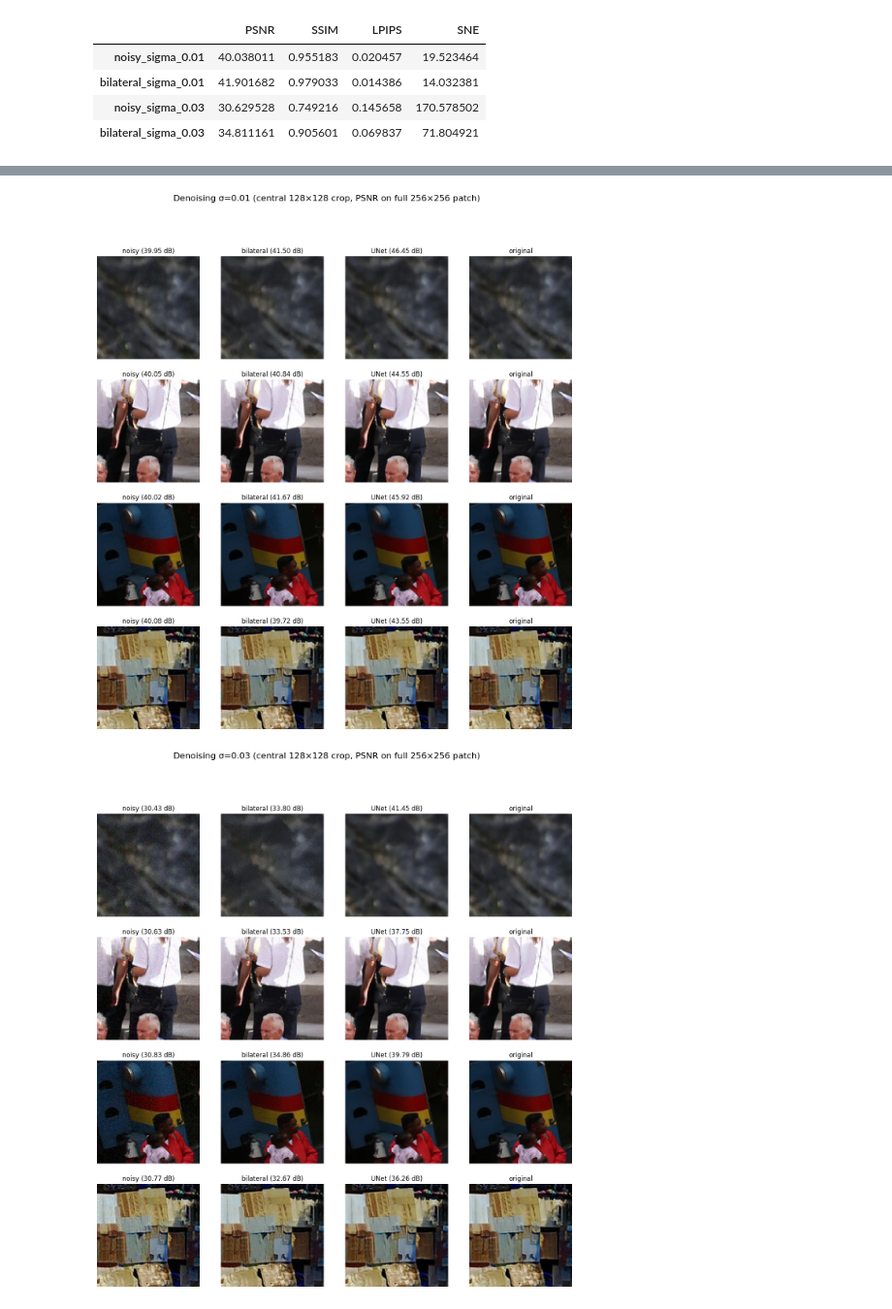
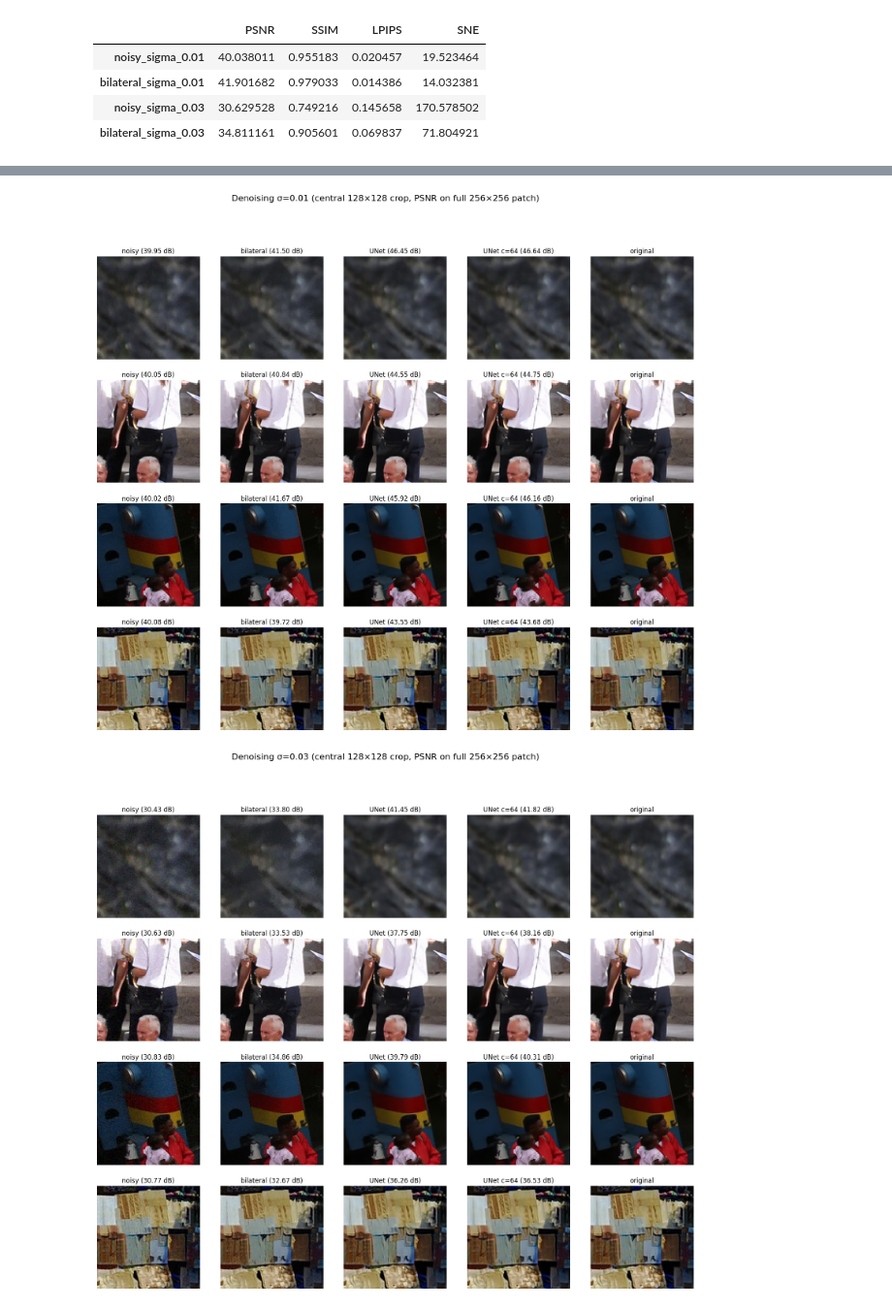
Before and after one commit to nataliachoszczyk/ComputerVisionAndImageProcessing, a Jupyter notebook: 01-image-modification/denoise_experiments.ipynb, the cells around one changed output, grey strips where cells are left out. Shown at 97% size. Saved outputs shown, nothing was run; the diff lists cells and outputs as text; code cells hidden in the pictures.

Commit message:
add wide unet denoising results

```diff
--- a/01-image-modification/denoise_experiments.ipynb
+++ b/01-image-modification/denoise_experiments.ipynb
@@ -67,8 +67,10 @@ from metrics import evaluate
 WORK = Path("/kaggle/working")
 device = "cuda" if torch.cuda.is_available() else "cpu"
 
+# reuse outputs of earlier runs attached as input (bilateral results, c=32 UNets);
+# without them everything below is recomputed, which may exceed the 12 h Kaggle limit
 for f in Path("/kaggle/input").rglob("*"):
-    if f.name.startswith(("unet_sigma", "history_sigma", "bilateral_", "noisy_sigma")):
+    if f.name.startswith(("unet_", "history_", "bilateral_", "noisy_sigma")):
         shutil.copy(f, WORK)
 
 
@@ -129,8 +130,10 @@ pd.DataFrame({name: df.mean() for name, df in results.items()}).T
 # %%
 from model import UNet
 
-model = UNet()
+WIDTH = 64
+
 x = torch.rand(2, 3, 256, 256)
-print(model(x).shape)
-print(sum(p.numel() for p in model.parameters()))
+for c in [32, WIDTH]:
+    model = UNet(c=c)
+    print(c, model(x).shape, sum(p.numel() for p in model.parameters()))
 # %% [output]
@@ -182,0 +245,12 @@ table.round(4)
+# %%
+for sigma in SIGMAS:
+    model = UNet(c=WIDTH)
+    model.load_state_dict(torch.load(WORK / f"unet_wide_sigma_{sigma}.pt", map_location=device))
+    model.to(device).eval()
+    test = PatchDataset(f"{PATCHES}/test/noise_{sigma}", f"{PATCHES}/test/original")
+    results[f"unet_wide_sigma_{sigma}"] = evaluate(model, test, device)
+
+table = pd.DataFrame({name: df.mean() for name, df in results.items()}).T
+table = table.loc[[f"{m}_sigma_{s}" for s in SIGMAS for m in ["noisy", "bilateral", "unet", "unet_wide"]]]
+table.to_csv(WORK / "results.csv")
+table.round(4)
@@ -183,9 +267,10 @@ table.round(4)
 # %%
 fig, axes = plt.subplots(1, 2, figsize=(12, 4))
 for sigma in SIGMAS:
-    h = pd.read_csv(WORK / f"history_sigma_{sigma}.csv")
-    axes[0].plot(h.epoch, h.train_loss, label=f"σ={sigma}")
-    axes[1].plot(h.epoch, h.val_psnr, label=f"σ={sigma}")
+    for prefix, label in [("history", "c=32"), ("history_wide", f"c={WIDTH}, online noise")]:
+        h = pd.read_csv(WORK / f"{prefix}_sigma_{sigma}.csv")
+        axes[0].plot(h.epoch, h.train_loss, label=f"σ={sigma} {label}")
+        axes[1].plot(h.epoch, h.val_psnr, label=f"σ={sigma} {label}")
 axes[0].set(title="Training loss (L1)", xlabel="epoch")
 axes[1].set(title="Validation PSNR [dB]", xlabel="epoch")
 for ax in axes:
@@ -198,33 +283,37 @@ from data import load_image
 from metrics import psnr
 
 names = sorted(p.name for p in Path(PATCHES, "test/original").glob("*.png"))[::900]
 crop = slice(64, 192)
 
 for sigma in SIGMAS:
     model = UNet()
     model.load_state_dict(torch.load(WORK / f"unet_sigma_{sigma}.pt", map_location="cpu"))
     model.eval()
+    wide = UNet(c=WIDTH)
+    wide.load_state_dict(torch.load(WORK / f"unet_wide_sigma_{sigma}.pt", map_location="cpu"))
+    wide.eval()
     params = best.loc[sigma]
 
-    fig, axes = plt.subplots(len(names), 4, figsize=(16, 4 * len(names)))
+    fig, axes = plt.subplots(len(names), 5, figsize=(20, 4 * len(names)))
     for row, name in zip(axes, names):
         noisy = load_image(f"{PATCHES}/test/noise_{sigma}/{name}")[None]
         clean = load_image(f"{PATCHES}/test/original/{name}")[None]
         with torch.no_grad():
             images = {
                 "noisy": noisy,
                 "bilateral": bilateral(noisy, params.sigma_color, params.sigma_spatial).clamp(0, 1),
                 "UNet": model(noisy).clamp(0, 1),
+                f"UNet c={WIDTH}": wide(noisy).clamp(0, 1),
                 "original": clean,
             }
         for ax, (title, img) in zip(row, images.items()):
             if title != "original":
                 title += f" ({psnr(img, clean).item():.2f} dB)"
             ax.imshow(img[0, :, crop, crop].permute(1, 2, 0).numpy(), interpolation="nearest")
             ax.set_title(title)
             ax.axis("off")
     fig.suptitle(f"Denoising σ={sigma} (central 128×128 crop, PSNR on full 256×256 patch)", fontsize=16)
     fig.savefig(WORK / f"comparison_sigma_{sigma}.png", dpi=100, bbox_inches="tight")
 # %% [output]
-[figure, old version]
+[figure, new version]
-[figure, old version]
+[figure, new version]
```
Also changed, not shown: parts of 9 cells of this notebook, 6 other files.
